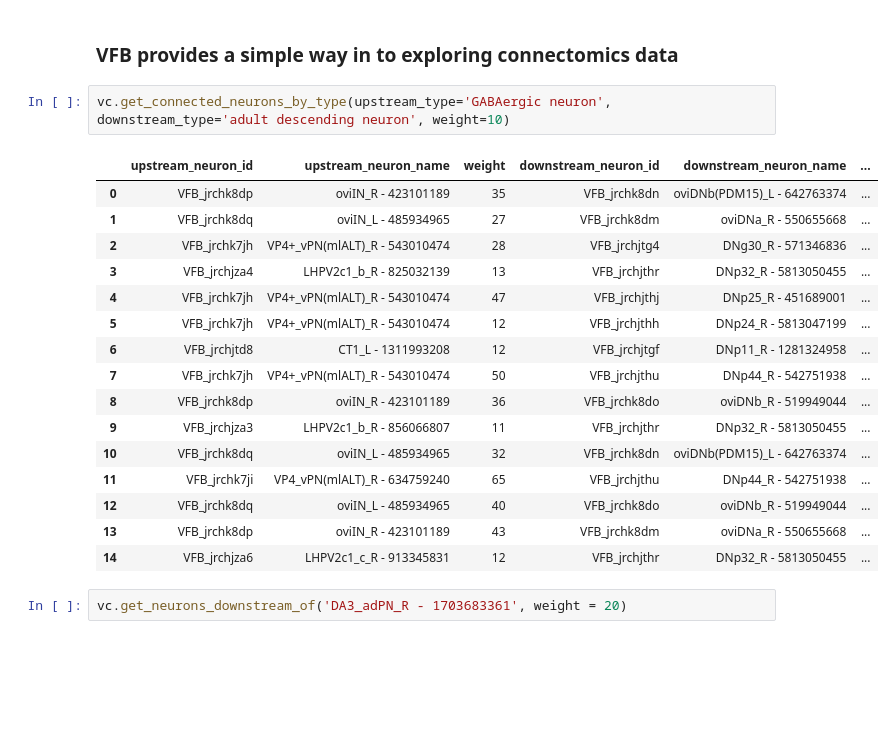
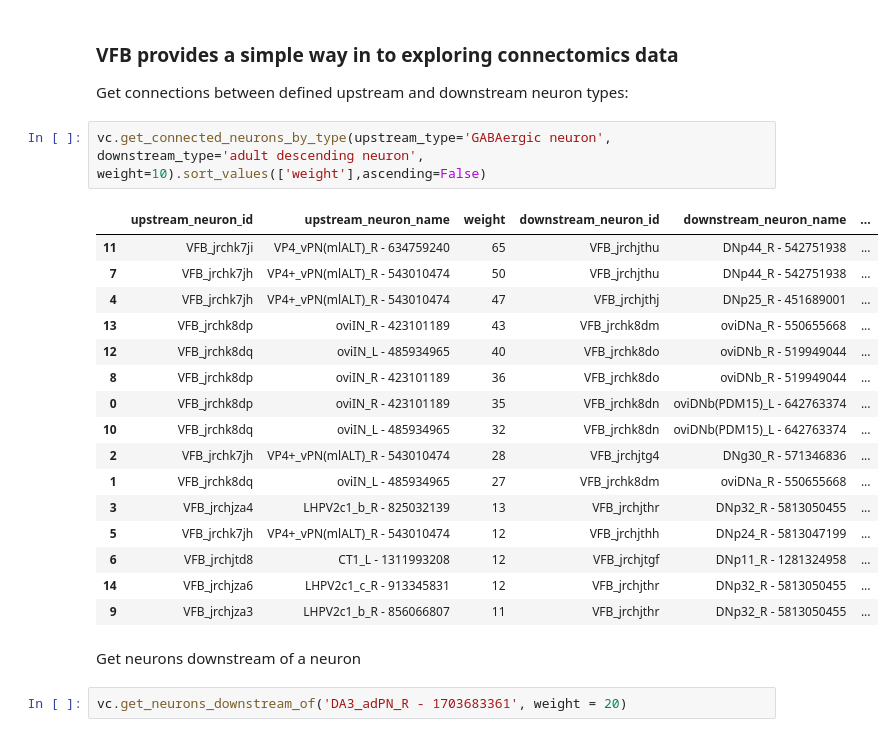
Before and after one commit to VirtualFlyBrain/training, a Jupyter notebook: Python Workshop/4_Connectomics.ipynb, the cells around one changed output. Drawn from its saved outputs; the diff is of its cells as text; blank space fills up the shorter version.

```diff
--- a/Python Workshop/4_Connectomics.ipynb
+++ b/Python Workshop/4_Connectomics.ipynb
@@ -40,25 +41,29 @@ INFO  : Global CATMAID instance set. Caching is ON. (pymaid)
 Server is running CATMAID version 2020.02.15-905-g93a969b37
 # %% [markdown]
 ### VFB provides a simple way in to exploring connectomics data
+
+Get connections between defined upstream and downstream neuron types:
 # %%
-vc.get_connected_neurons_by_type(upstream_type='GABAergic neuron', downstream_type='adult descending neuron', weight=10)
+vc.get_connected_neurons_by_type(upstream_type='GABAergic neuron', downstream_type='adult descending neuron', weight=10).sort_values(['weight'],ascending=False)
 # %% [output]
 |  | upstream_neuron_id | upstream_neuron_name | weight | downstream_neuron_id | downstream_neuron_name | ... |
+| 11 | VFB_jrchk7ji | VP4_vPN(mlALT)_R - 634759240 | 65 | VFB_jrchjthu | DNp44_R - 542751938 | ... |
+| 7 | VFB_jrchk7jh | VP4+_vPN(mlALT)_R - 543010474 | 50 | VFB_jrchjthu | DNp44_R - 542751938 | ... |
+| 4 | VFB_jrchk7jh | VP4+_vPN(mlALT)_R - 543010474 | 47 | VFB_jrchjthj | DNp25_R - 451689001 | ... |
+| 13 | VFB_jrchk8dp | oviIN_R - 423101189 | 43 | VFB_jrchk8dm | oviDNa_R - 550655668 | ... |
+| 12 | VFB_jrchk8dq | oviIN_L - 485934965 | 40 | VFB_jrchk8do | oviDNb_R - 519949044 | ... |
+| 8 | VFB_jrchk8dp | oviIN_R - 423101189 | 36 | VFB_jrchk8do | oviDNb_R - 519949044 | ... |
 | 0 | VFB_jrchk8dp | oviIN_R - 423101189 | 35 | VFB_jrchk8dn | oviDNb(PDM15)_L - 642763374 | ... |
+| 10 | VFB_jrchk8dq | oviIN_L - 485934965 | 32 | VFB_jrchk8dn | oviDNb(PDM15)_L - 642763374 | ... |
+| 2 | VFB_jrchk7jh | VP4+_vPN(mlALT)_R - 543010474 | 28 | VFB_jrchjtg4 | DNg30_R - 571346836 | ... |
 | 1 | VFB_jrchk8dq | oviIN_L - 485934965 | 27 | VFB_jrchk8dm | oviDNa_R - 550655668 | ... |
-| 2 | VFB_jrchk7jh | VP4+_vPN(mlALT)_R - 543010474 | 28 | VFB_jrchjtg4 | DNg30_R - 571346836 | ... |
 | 3 | VFB_jrchjza4 | LHPV2c1_b_R - 825032139 | 13 | VFB_jrchjthr | DNp32_R - 5813050455 | ... |
-| 4 | VFB_jrchk7jh | VP4+_vPN(mlALT)_R - 543010474 | 47 | VFB_jrchjthj | DNp25_R - 451689001 | ... |
 | 5 | VFB_jrchk7jh | VP4+_vPN(mlALT)_R - 543010474 | 12 | VFB_jrchjthh | DNp24_R - 5813047199 | ... |
 | 6 | VFB_jrchjtd8 | CT1_L - 1311993208 | 12 | VFB_jrchjtgf | DNp11_R - 1281324958 | ... |
-| 7 | VFB_jrchk7jh | VP4+_vPN(mlALT)_R - 543010474 | 50 | VFB_jrchjthu | DNp44_R - 542751938 | ... |
-| 8 | VFB_jrchk8dp | oviIN_R - 423101189 | 36 | VFB_jrchk8do | oviDNb_R - 519949044 | ... |
+| 14 | VFB_jrchjza6 | LHPV2c1_c_R - 913345831 | 12 | VFB_jrchjthr | DNp32_R - 5813050455 | ... |
 | 9 | VFB_jrchjza3 | LHPV2c1_b_R - 856066807 | 11 | VFB_jrchjthr | DNp32_R - 5813050455 | ... |
-| 10 | VFB_jrchk8dq | oviIN_L - 485934965 | 32 | VFB_jrchk8dn | oviDNb(PDM15)_L - 642763374 | ... |
-| 11 | VFB_jrchk7ji | VP4_vPN(mlALT)_R - 634759240 | 65 | VFB_jrchjthu | DNp44_R - 542751938 | ... |
-| 12 | VFB_jrchk8dq | oviIN_L - 485934965 | 40 | VFB_jrchk8do | oviDNb_R - 519949044 | ... |
-| 13 | VFB_jrchk8dp | oviIN_R - 423101189 | 43 | VFB_jrchk8dm | oviDNa_R - 550655668 | ... |
-| 14 | VFB_jrchjza6 | LHPV2c1_c_R - 913345831 | 12 | VFB_jrchjthr | DNp32_R - 5813050455 | ... |
+# %% [markdown]
+Get neurons downstream of a neuron
 # %%
 vc.get_neurons_downstream_of('DA3_adPN_R - 1703683361', weight = 20)
 # %% [output]
```
Also changed, not shown: parts of 31 cells of this notebook, 3 other files.
